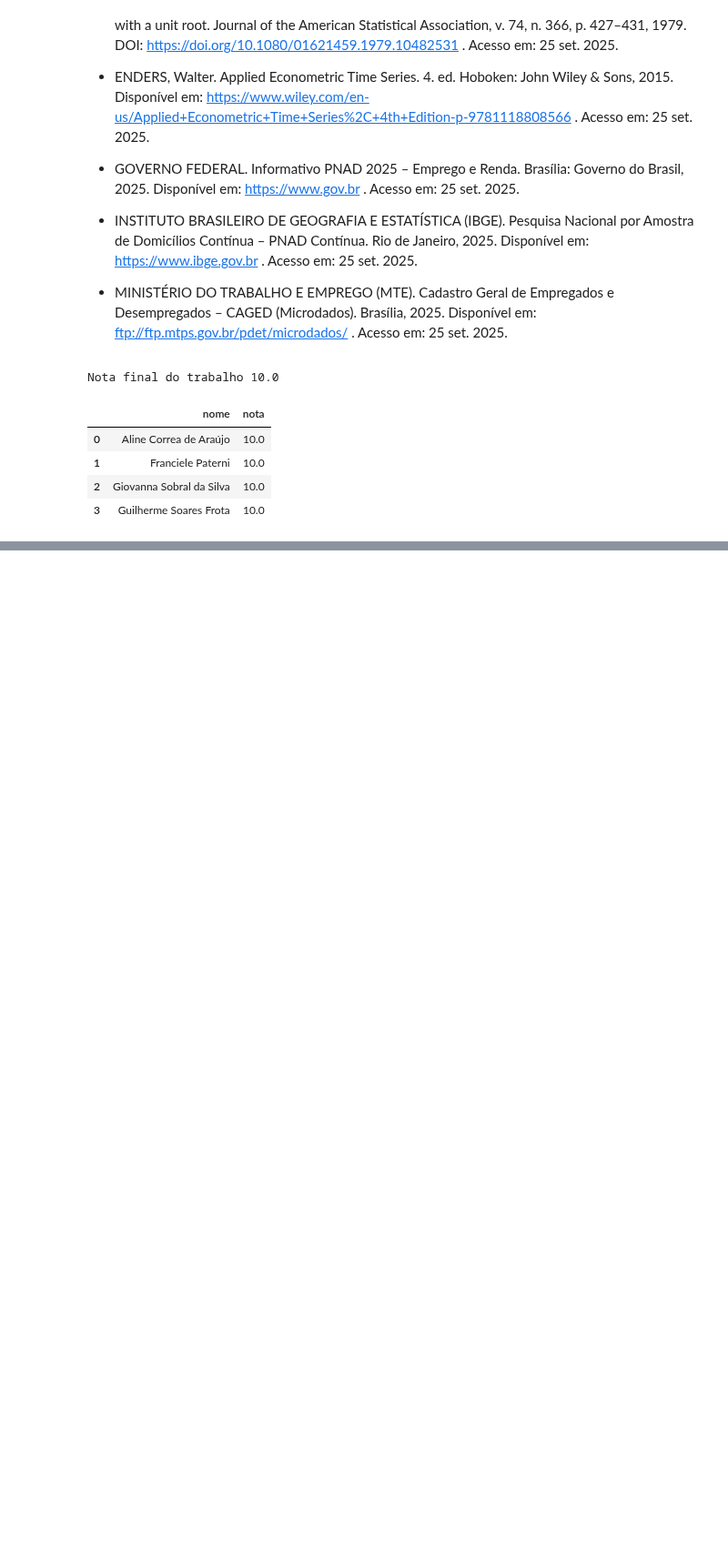
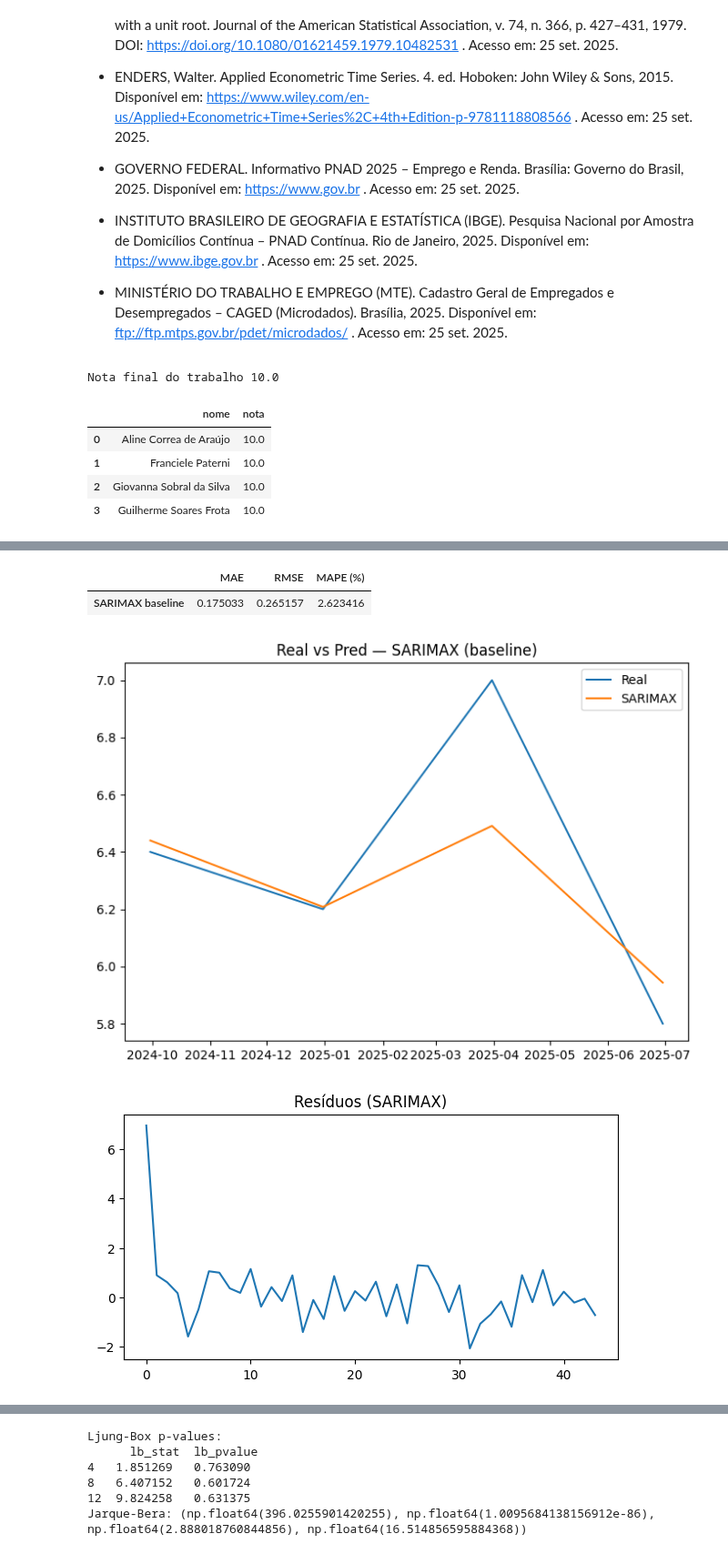
Before and after one commit to fpaterni10/projeto-aplicado-iv-desemprego-br, a Jupyter notebook: notebooks/entrega3/cd_projeto_aplicado_IV_entrega_3.ipynb, the cells around one changed output, grey strips where cells are left out. Shown at 91% size. Cells and saved outputs as stored; diff of their text form; code cells hidden in the pictures; blank space fills up the shorter version.

```diff
--- a/notebooks/entrega3/cd_projeto_aplicado_IV_entrega_3.ipynb
+++ b/notebooks/entrega3/cd_projeto_aplicado_IV_entrega_3.ipynb
@@ -711,0 +831,27 @@ Nota final do trabalho 10.0
+# %%
+# SARIMAX baseline (CAGED)
+from statsmodels.tsa.statespace.sarimax import SARIMAX
+
+exog = [c for c in ["caged_saldo_tri"] if c in df_model.columns]
+train_sar, test_sar = temporal_holdout(df_model, n_test=TEST_LAST_N, cut_end=CUT_END)
+y_tr = train_sar['tx_desocupacao'].asfreq('Q-DEC')
+y_te = test_sar['tx_desocupacao'].asfreq('Q-DEC')
+X_tr = train_sar[exog].asfreq('Q-DEC')
+X_te = test_sar[exog].asfreq('Q-DEC')
+
+sar = SARIMAX(endog=y_tr, exog=X_tr, order=(1,1,2), seasonal_order=(1,0,1,4),
+              enforce_stationarity=False, enforce_invertibility=False).fit(disp=False, maxiter=500)
+pred_sar = sar.get_forecast(steps=len(y_te), exog=X_te).predicted_mean
+
+sarimax_metrics = metrics_report(y_te.values, pred_sar.values, "SARIMAX baseline")
+display(sarimax_metrics)
+plot_real_vs_pred(test_sar["data"], y_te.values, {"SARIMAX": pred_sar.values},
+                  "Real vs Pred — SARIMAX (baseline)", "sarimax_real_vs_pred.png")
+
+# Diagnósticos de resíduos
+diagnosticos_residuos(sar.resid, base_name="sarimax_residuos", lags=12)
+# %% [output]
+|  | MAE | RMSE | MAPE (%) |
+| SARIMAX baseline | 0.175033 | 0.265157 | 2.623416 |
+[figure, added]
+[figure, added]
@@ -711,0 +859,6 @@ Nota final do trabalho 10.0
+Ljung-Box p-values:
+      lb_stat  lb_pvalue
+4   1.851269   0.763090
+8   6.407152   0.601724
+12  9.824258   0.631375
+Jarque-Bera: (np.float64(396.0255901420255), np.float64(1.0095684138156912e-86), np.float64(2.888018760844856), np.float64(16.514856595884368))
```
Also changed, not shown: parts of 15 cells of this notebook.
